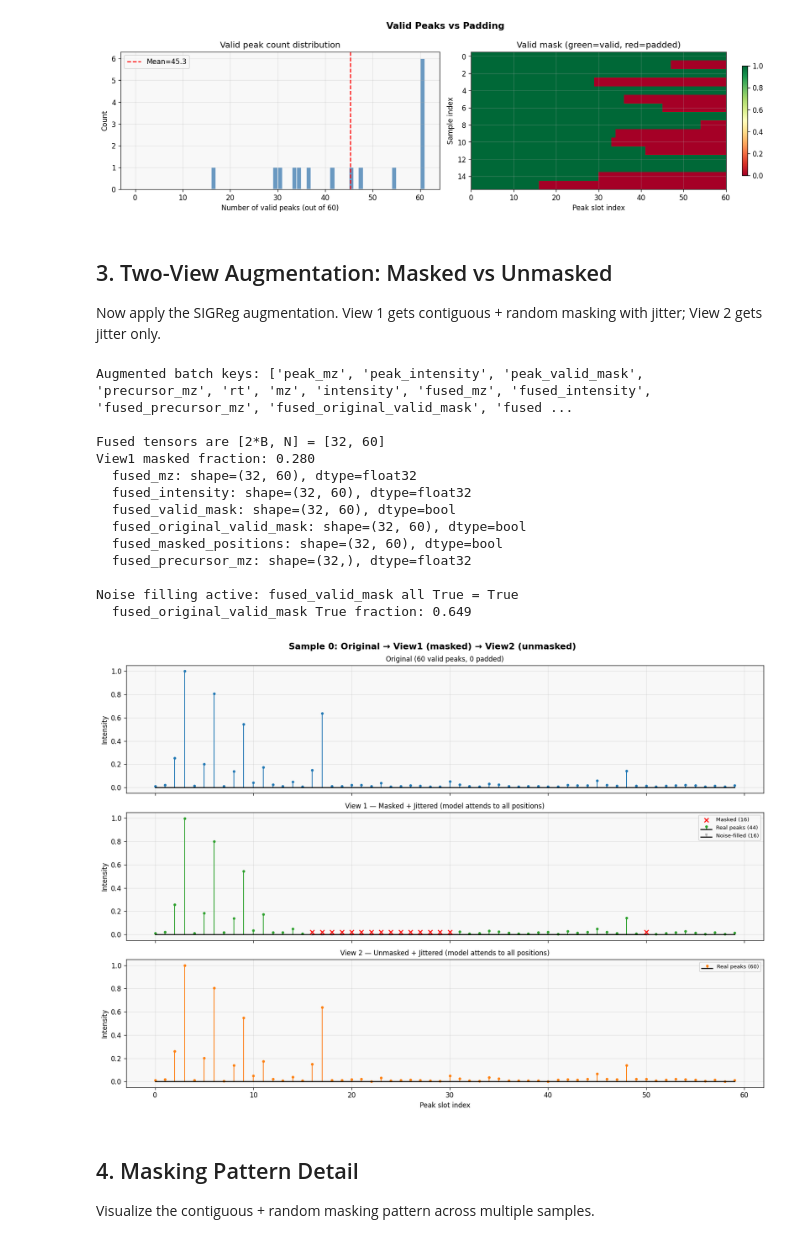
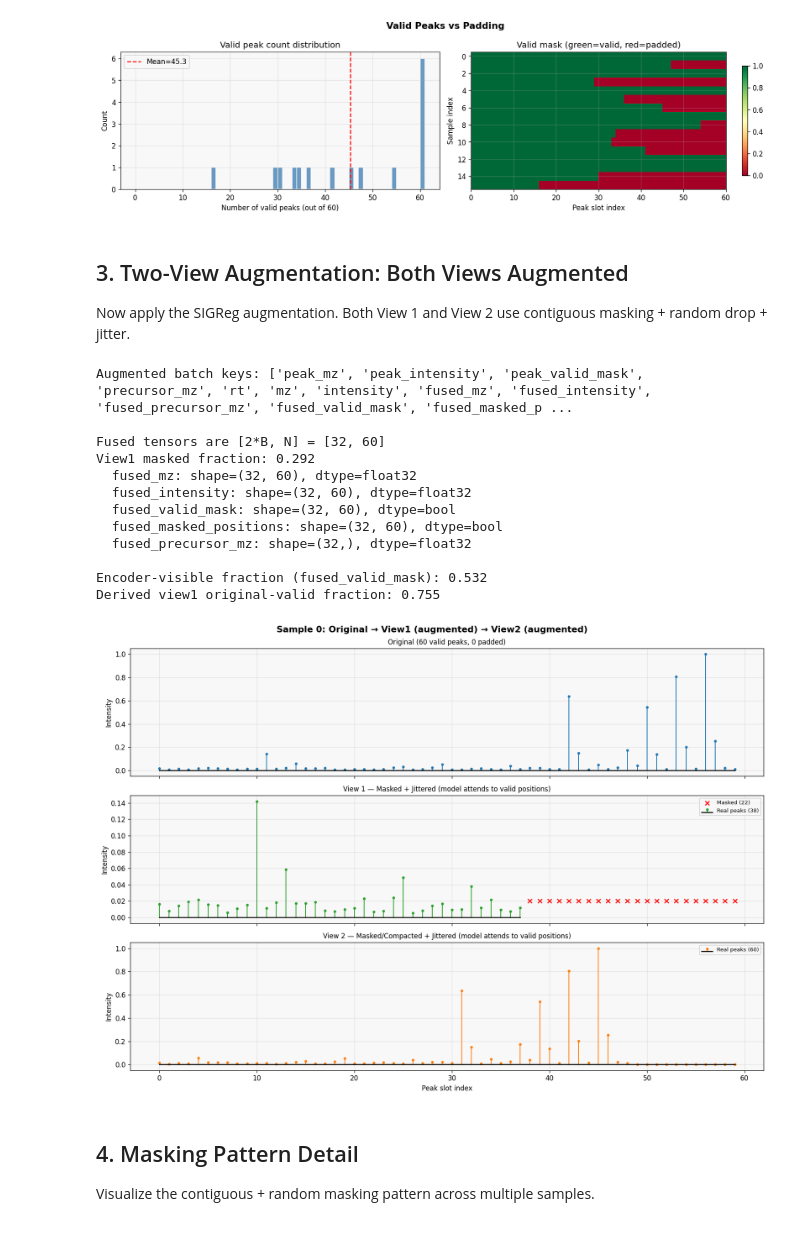
Before and after one commit to wchen99998/spectra-learning, a Jupyter notebook: notebooks/visualize_input_pipeline.executed.ipynb, the cells around one changed output. Saved outputs shown, nothing was run; the diff lists cells and outputs as text; code cells hidden in the pictures.

```diff
--- a/notebooks/visualize_input_pipeline.executed.ipynb
+++ b/notebooks/visualize_input_pipeline.executed.ipynb
@@ -64,13 +64,13 @@ raw_ds = _build_dataset(
     tfrecord_buffer_size=dm.tfrecord_buffer_size,
     max_precursor_mz=dm.max_precursor_mz,
     include_fingerprint=False,
-    intensity_scaling=dm.intensity_scaling,
     min_peak_intensity=dm.min_peak_intensity,
     mz_representation=dm.mz_representation,
     include_sigreg_augmentation=False,  # No augmentation
-    sigreg_contiguous_mask_fraction=0.25,
-    sigreg_contiguous_mask_min_len=1,
-    sigreg_random_mask_prob=0.05,
+    sigreg_contiguous_mask_fraction_min=0.10,
+    sigreg_contiguous_mask_fraction_max=0.40,
+    sigreg_random_drop_fraction_min=0.05,
+    sigreg_random_drop_fraction_max=0.15,
     sigreg_mz_jitter_std=0.0001,
     sigreg_intensity_jitter_std=0.005,
     peak_ordering=cfg.peak_ordering,
@@ -163,9 +163,9 @@ plt.show()
 # %% [output]
 [figure]
 # %% [markdown]
-## 3. Two-View Augmentation: Masked vs Unmasked
+## 3. Two-View Augmentation: Both Views Augmented
 
-Now apply the SIGReg augmentation. View 1 gets contiguous + random masking with jitter; View 2 gets jitter only.
+Now apply the SIGReg augmentation. Both View 1 and View 2 use contiguous masking + random drop + jitter.
 # %%
 # Build dataset WITH augmentation
 aug_ds = _build_dataset(
@@ -177,13 +177,13 @@ aug_ds = _build_dataset(
     tfrecord_buffer_size=dm.tfrecord_buffer_size,
     max_precursor_mz=dm.max_precursor_mz,
     include_fingerprint=False,
-    intensity_scaling=dm.intensity_scaling,
     min_peak_intensity=dm.min_peak_intensity,
     mz_representation=dm.mz_representation,
     include_sigreg_augmentation=True,
-    sigreg_contiguous_mask_fraction=cfg.sigreg_contiguous_mask_fraction,
-    sigreg_contiguous_mask_min_len=cfg.sigreg_contiguous_mask_min_len,
-    sigreg_random_mask_prob=cfg.sigreg_random_mask_prob,
+    sigreg_contiguous_mask_fraction_min=cfg.sigreg_contiguous_mask_fraction_min,
+    sigreg_contiguous_mask_fraction_max=cfg.sigreg_contiguous_mask_fraction_max,
+    sigreg_random_drop_fraction_min=cfg.sigreg_random_drop_fraction_min,
+    sigreg_random_drop_fraction_max=cfg.sigreg_random_drop_fraction_max,
     sigreg_mz_jitter_std=cfg.sigreg_mz_jitter_std,
     sigreg_intensity_jitter_std=cfg.sigreg_intensity_jitter_std,
     peak_ordering=cfg.peak_ordering,
@@ -191,32 +191,34 @@ aug_ds = _build_dataset(
 
 aug_batch = next(aug_ds.as_numpy_iterator())
 print("Augmented batch keys:", list(aug_batch.keys()))
-print(f"\nFused tensors are [2*B, N] = [{aug_batch['fused_mz'].shape[0]}, {aug_batch['fused_mz'].shape[1]}]")
+print()
+print(f"Fused tensors are [2*B, N] = [{aug_batch['fused_mz'].shape[0]}, {aug_batch['fused_mz'].shape[1]}]")
 print(f"View1 masked fraction: {aug_batch['view1_masked_fraction']:.3f}")
-for k in ['fused_mz', 'fused_intensity', 'fused_valid_mask', 'fused_original_valid_mask', 'fused_masked_positions', 'fused_precursor_mz']:
+for k in ['fused_mz', 'fused_intensity', 'fused_valid_mask', 'fused_masked_positions', 'fused_precursor_mz']:
     v = aug_batch[k]
     print(f"  {k}: shape={v.shape}, dtype={v.dtype}")
 
-# Check noise filling: fused_valid_mask should be all True, fused_original_valid_mask tracks real peaks
-print(f"\nNoise filling active: fused_valid_mask all True = {aug_batch['fused_valid_mask'].all()}")
-print(f"  fused_original_valid_mask True fraction: {aug_batch['fused_original_valid_mask'].mean():.3f}")
+B = aug_batch['peak_mz'].shape[0]
+view1_orig_valid = aug_batch['fused_valid_mask'][:B] | aug_batch['fused_masked_positions'][:B]
+print()
+print(f"Encoder-visible fraction (fused_valid_mask): {aug_batch['fused_valid_mask'].mean():.3f}")
+print(f"Derived view1 original-valid fraction: {view1_orig_valid.mean():.3f}")
 # %% [output]
-Augmented batch keys: ['peak_mz', 'peak_intensity', 'peak_valid_mask', 'precursor_mz', 'rt', 'mz', 'intensity', 'fused_mz', 'fused_intensity', 'fused_precursor_mz', 'fused_original_valid_mask', 'fused ...
+Augmented batch keys: ['peak_mz', 'peak_intensity', 'peak_valid_mask', 'precursor_mz', 'rt', 'mz', 'intensity', 'fused_mz', 'fused_intensity', 'fused_precursor_mz', 'fused_valid_mask', 'fused_masked_p ...
 
 Fused tensors are [2*B, N] = [32, 60]
-View1 masked fraction: 0.280
+View1 masked fraction: 0.292
   fused_mz: shape=(32, 60), dtype=float32
   fused_intensity: shape=(32, 60), dtype=float32
   fused_valid_mask: shape=(32, 60), dtype=bool
-  fused_original_valid_mask: shape=(32, 60), dtype=bool
   fused_masked_positions: shape=(32, 60), dtype=bool
   fused_precursor_mz: shape=(32,), dtype=float32
 
-Noise filling active: fused_valid_mask all True = True
-  fused_original_valid_mask True fraction: 0.649
+Encoder-visible fraction (fused_valid_mask): 0.532
+Derived view1 original-valid fraction: 0.755
 # %%
-# Compare a single spectrum across: Original, View1 (masked), View2 (unmasked)
-# Use fused_original_valid_mask for visualization (true peak vs noise boundary)
+# Compare a single spectrum across: Original, View1 (augmented), View2 (augmented)
+# Derive original-valid boundary for both views as (fused_valid_mask | fused_masked_positions)
 B = 16
 sample_idx = 0
 
@@ -227,16 +229,16 @@ orig_valid = raw_batch['peak_valid_mask'][sample_idx]
 # View1 is first B samples, View2 is next B samples in fused tensors
 v1_mz = aug_batch['fused_mz'][sample_idx]  # view1
 v1_int = aug_batch['fused_intensity'][sample_idx]
-v1_orig_valid = aug_batch['fused_original_valid_mask'][sample_idx]
 v1_masked = aug_batch['fused_masked_positions'][sample_idx]
+v1_orig_valid = aug_batch['fused_valid_mask'][sample_idx] | v1_masked
 
 v2_mz = aug_batch['fused_mz'][B + sample_idx]  # view2
 v2_int = aug_batch['fused_intensity'][B + sample_idx]
-v2_orig_valid = aug_batch['fused_original_valid_mask'][B + sample_idx]
 v2_masked = aug_batch['fused_masked_positions'][B + sample_idx]
+v2_orig_valid = aug_batch['fused_valid_mask'][B + sample_idx] | v2_masked
 
 fig, axes = plt.subplots(3, 1, figsize=(14, 10), sharex=True)
-fig.suptitle(f'Sample {sample_idx}: Original → View1 (masked) → View2 (unmasked)',
+fig.suptitle(f'Sample {sample_idx}: Original → View1 (augmented) → View2 (augmented)',
              fontsize=13, fontweight='bold')
 
 # Original
@@ -251,13 +253,13 @@ markerline.set_markersize(3)
 ax.set_ylabel('Intensity')
 ax.set_title(f'Original ({v_mask.sum()} valid peaks, {(~v_mask).sum()} padded)', fontsize=10)
 
-# View 1 (masked) — use original valid mask to distinguish real vs noise peaks
+# View 1 (masked) — use derived original-valid mask to distinguish real vs padded
 ax = axes[1]
 v1_ov = v1_orig_valid.astype(bool)
 v1_m = v1_masked.astype(bool)
 # Show surviving real peaks (originally valid and not masked)
 surviving = v1_ov & ~v1_m
-noise_filled = ~v1_ov  # positions filled with noise
+padded = ~v1_ov
 if surviving.any():
     markerline, stemlines, baseline = ax.stem(
         np.where(surviving)[0], v1_int[surviving],
@@ -266,57 +268,55 @@ if surviving.any():
     )
     stemlines.set_linewidth(1.2)
     markerline.set_markersize(3)
-# Show noise-filled positions
-if noise_filled.any():
+if padded.any():
     markerline2, stemlines2, baseline2 = ax.stem(
-        np.where(noise_filled)[0], v1_int[noise_filled],
+        np.where(padded)[0], v1_int[padded],
         linefmt='C7-', markerfmt='C7s', basefmt='k-',
-        label=f'Noise-filled ({noise_filled.sum()})',
+        label=f'Padded ({padded.sum()})',
     )
     stemlines2.set_linewidth(0.6)
     stemlines2.set_alpha(0.4)
     markerline2.set_markersize(2)
     markerline2.set_alpha(0.4)
-# Show masked positions
 if v1_m.any():
     ax.scatter(np.where(v1_m)[0], np.full(v1_m.sum(), 0.02), c='red', s=40,
               marker='x', linewidths=1.5, label=f'Masked ({v1_m.sum()})', zorder=5)
 ax.set_ylabel('Intensity')
-ax.set_title(f'View 1 — Masked + Jittered (model attends to all positions)', fontsize=10)
+ax.set_title('View 1 — Masked + Jittered (model attends to valid positions)', fontsize=10)
 ax.legend(fontsize=8)
 
-# View 2 (unmasked) — use original valid mask
+# View 2 (augmented) — derive original-valid positions via fused_valid_mask | fused_masked_positions
 ax = axes[2]
 v2_ov = v2_orig_valid.astype(bool)
-v2_noise = ~v2_ov
+v2_padded = ~v2_ov
 if v2_ov.any():
     markerline, stemlines, baseline = ax.stem(
         np.where(v2_ov)[0], v2_int[v2_ov],
         linefmt='C1-', markerfmt='C1o', basefmt='k-',
         label=f'Real peaks ({v2_ov.sum()})',
     )
     stemlines.set_linewidth(1.2)
     markerline.set_markersize(3)
-if v2_noise.any():
+if v2_padded.any():
     markerline2, stemlines2, baseline2 = ax.stem(
-        np.where(v2_noise)[0], v2_int[v2_noise],
+        np.where(v2_padded)[0], v2_int[v2_padded],
         linefmt='C7-', markerfmt='C7s', basefmt='k-',
-        label=f'Noise-filled ({v2_noise.sum()})',
+        label=f'Padded ({v2_padded.sum()})',
     )
     stemlines2.set_linewidth(0.6)
     stemlines2.set_alpha(0.4)
     markerline2.set_markersize(2)
     markerline2.set_alpha(0.4)
 ax.set_xlabel('Peak slot index')
 ax.set_ylabel('Intensity')
-ax.set_title(f'View 2 — Unmasked + Jittered (model attends to all positions)', fontsize=10)
+ax.set_title('View 2 — Masked/Compacted + Jittered (model attends to valid positions)', fontsize=10)
 ax.legend(fontsize=8)
 
 plt.tight_layout()
 plt.savefig('notebooks/fig_two_views.png', bbox_inches='tight')
 plt.show()
 # %% [output]
-[figure, old version]
+[figure, new version]
 # %% [markdown]
 ## 4. Masking Pattern Detail
 
```
Also changed, not shown: parts of 11 cells of this notebook, 4 other files.
